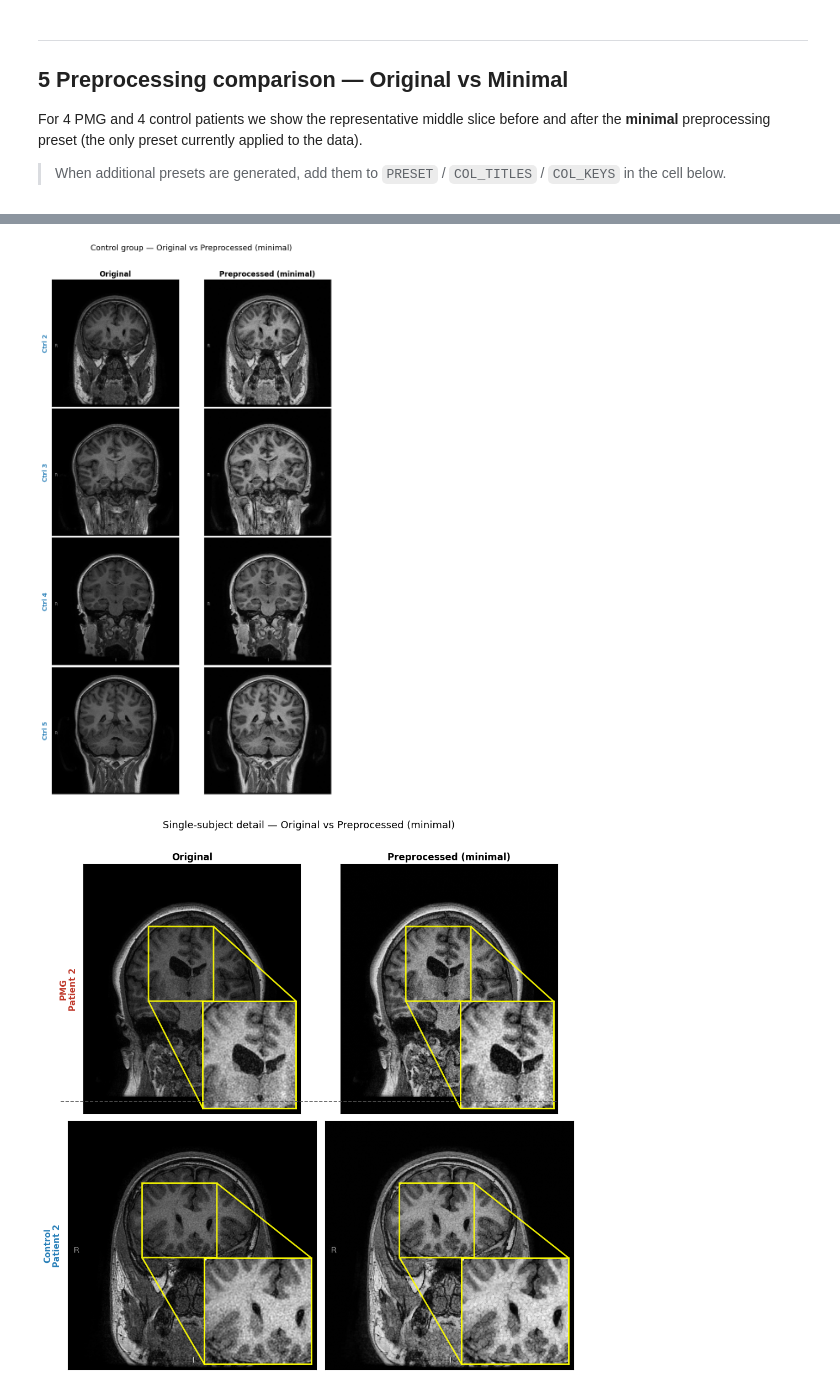
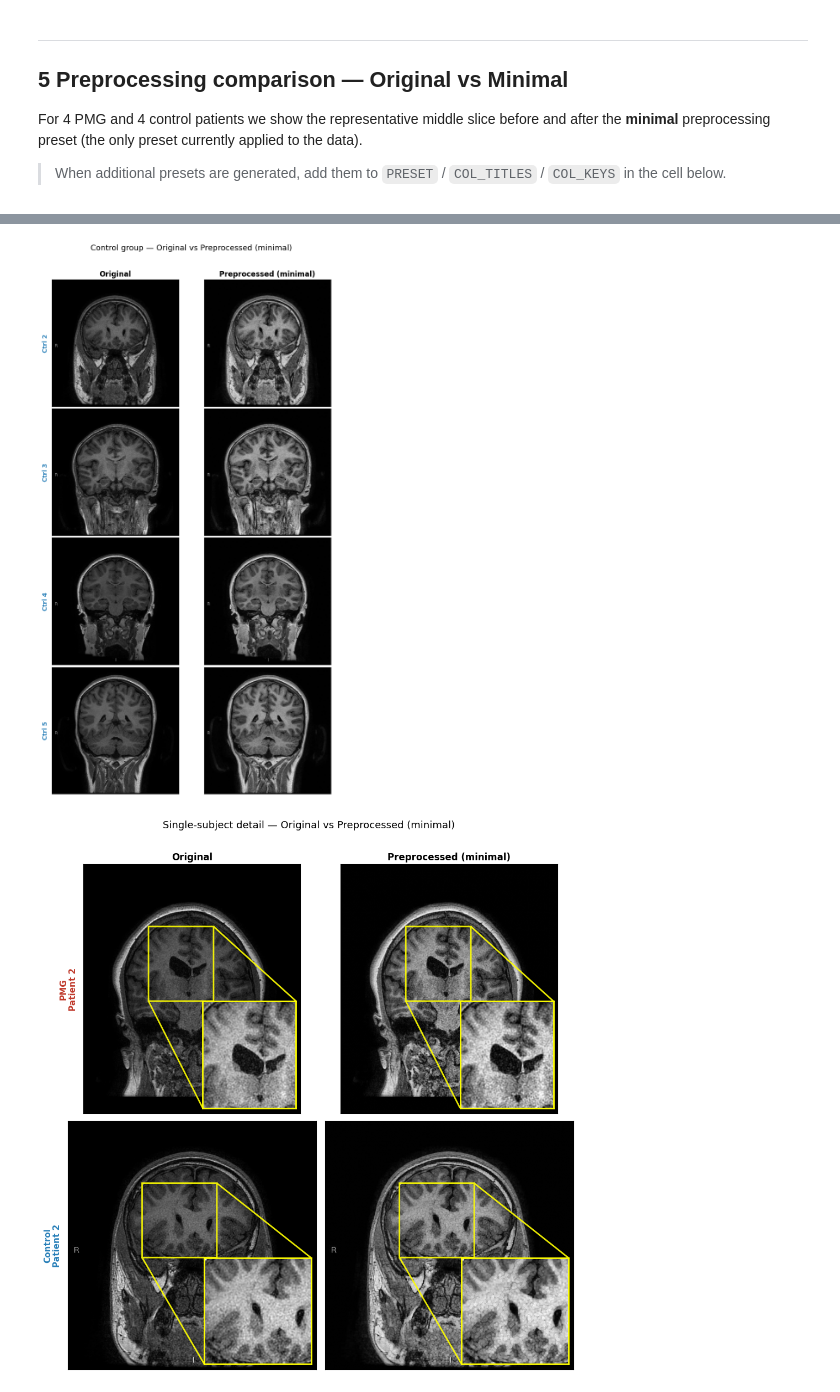
Before and after one commit to HolgeMax/PMG, a Jupyter notebook: notebooks/JPEG_exploration.ipynb, the cells around one changed output, grey strips where cells are left out. Drawn from its saved outputs; the diff is of its cells as text; code cells hidden in the pictures.

```diff
--- a/notebooks/JPEG_exploration.ipynb
+++ b/notebooks/JPEG_exploration.ipynb
@@ -938,41 +938,41 @@ for row_idx, (row, group_label, color) in enumerate(detail_rows):
         ax.set_yticks([])
         if row_idx == 0:
             ax.set_title(title, fontsize=12, fontweight="bold", pad=6)
         if col_idx == 0:
             ax.set_ylabel(
                 f"{group_label}\nPatient {row['patient_id']}",
                 fontsize=11,
                 color=color,
                 fontweight="bold",
                 labelpad=8,
             )
 
-fig3.add_artist(
-    plt.Line2D(
-        [0.05, 0.95],
-        [0.5, 0.5],
-        transform=fig3.transFigure,
-        color="#555555",
-        linewidth=1.2,
-        linestyle="--",
-    )
-)
+#fig3.add_artist(
+#    plt.Line2D(
+#        [0.05, 0.95],
+#        [0.5, 0.5],
+#        transform=fig3.transFigure,
+#        color="#555555",
+#        linewidth=1.2,
+#        linestyle="--",
+#    )
+#)
 fig3.suptitle(
     f"Single-subject detail — Original vs Preprocessed ({PRESET})",
     fontsize=13,
     y=1.01,
 )
 plt.tight_layout(h_pad=1.0, w_pad=0.5)
 plt.savefig(
     OUTPUT_DIR / f"preprocessing_detail_zoom_{PRESET}.png", dpi=200, bbox_inches="tight"
 )
 plt.show()
 # %% [output]
 Preset   : minimal
 PMG dir  : /Users/holgermaxfloelyng/Desktop/BioMed/MSc_Biomed/SEM_3/specialcourses/PMG/data/PPMR_minimal/PMGcases  → exists: True
 Ctrl dir : /Users/holgermaxfloelyng/Desktop/BioMed/MSc_Biomed/SEM_3/specialcourses/PMG/data/PPMR_minimal/controlcases → exists: True
 PMG patients  : ['2', '3', '4', '5']
 Ctrl patients : ['2', '3', '4', '5']
 [figure]
 [figure]
-[figure, old version]
+[figure, new version]
```
Also changed, not shown: parts of 2 cells of this notebook, 5 other files.
